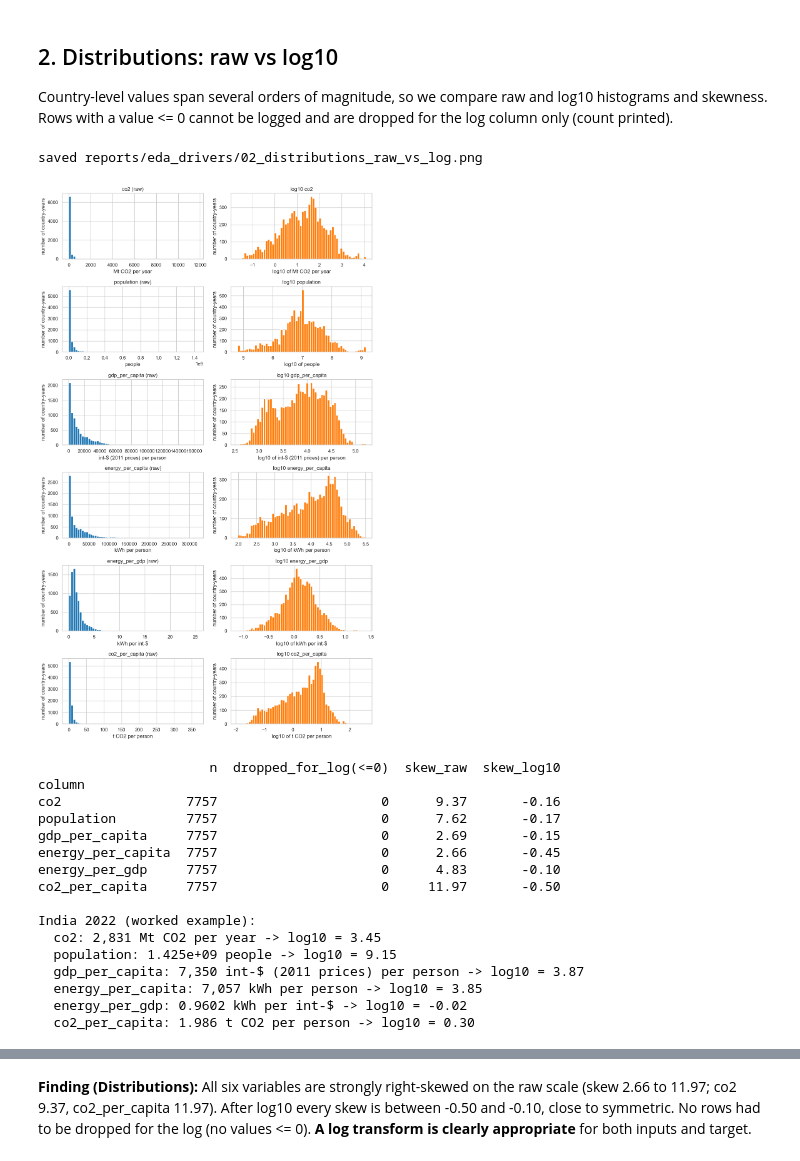
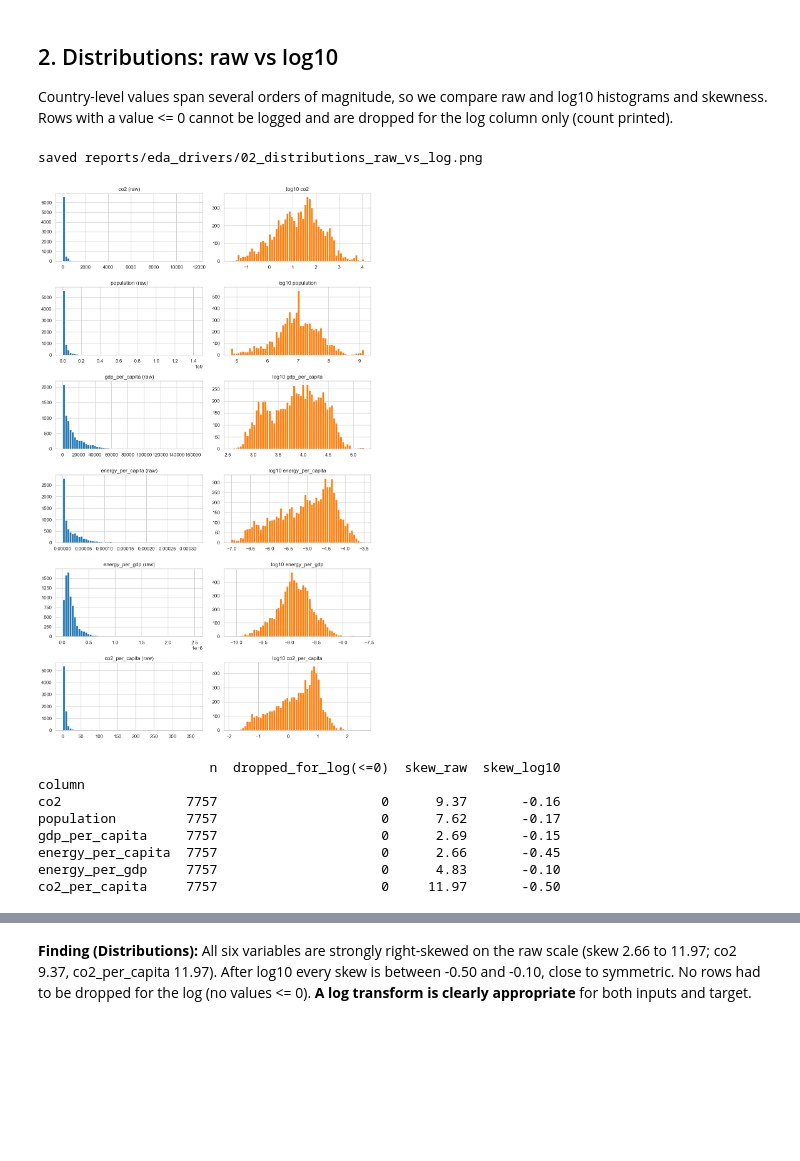
Before and after one commit to Sharanya-0224/Climate-Change-Awareness-Dashboard, a Jupyter notebook: notebooks/N_drivers_eda.ipynb, the cells around one changed output, grey strips where cells are left out. Saved outputs shown, nothing was run; the diff lists cells and outputs as text; code cells hidden in the pictures; blank space fills up the shorter version.

```diff
--- a/notebooks/N_drivers_eda.ipynb
+++ b/notebooks/N_drivers_eda.ipynb
@@ -167,40 +153,28 @@ Country-level values span several orders of magnitude, so we compare raw and log
 Rows with a value <= 0 cannot be logged and are dropped for the log column only (count printed).
 # %%
 DIST_COLS = ["co2", "population", "gdp_per_capita", "energy_per_capita", "energy_per_gdp", "co2_per_capita"]
-# (unit label, factor applied for PLOTTING only; energy columns are TWh-based in the file -> x 1e9 = kWh)
-UNITS = {"co2": ("Mt CO2 per year", 1), "population": ("people", 1),
-         "gdp_per_capita": ("int-$ (2011 prices) per person", 1),
-         "energy_per_capita": ("kWh per person", 1e9), "energy_per_gdp": ("kWh per int-$", 1e9),
-         "co2_per_capita": ("t CO2 per person", 1)}
 
 fig, axes = plt.subplots(len(DIST_COLS), 2, figsize=(11, 3 * len(DIST_COLS)))
 rows = []
 for i, c in enumerate(DIST_COLS):
-    unit, k = UNITS[c]
-    x = panel[c].dropna() * k          # scaling does not change skewness
+    x = panel[c].dropna()
     pos = x[x > 0]
     lx = np.log10(pos)
     axes[i, 0].hist(x, bins=60, color="tab:blue")
-    axes[i, 0].set_title(f"{c} (raw)"); axes[i, 0].set_xlabel(unit)
+    axes[i, 0].set_title(f"{c} (raw)")
     axes[i, 1].hist(lx, bins=60, color="tab:orange")
-    axes[i, 1].set_title(f"log10 {c}"); axes[i, 1].set_xlabel(f"log10 of {unit}")
-    axes[i, 0].set_ylabel("number of country-years"); axes[i, 1].set_ylabel("number of country-years")
+    axes[i, 1].set_title(f"log10 {c}")
     rows.append({"column": c, "n": len(x), "dropped_for_log(<=0)": len(x) - len(pos),
                  "skew_raw": stats.skew(x), "skew_log10": stats.skew(lx)})
 fig.tight_layout()
 save(fig, "02_distributions_raw_vs_log"); plt.show()
 
 skew = pd.DataFrame(rows).set_index("column")
 print(skew.round(2).to_string())
-ind22 = panel[(panel["country"] == "India") & (panel["year"] == 2022)].iloc[0]
-print("\nIndia 2022 (worked example):")
-for c in DIST_COLS:
-    unit, k = UNITS[c]
-    print(f"  {c}: {ind22[c] * k:,.4g} {unit} -> log10 = {np.log10(ind22[c] * k):.2f}")
 SUMMARY["Skew co2 raw -> log10"] = f"{skew.loc['co2','skew_raw']:.1f} -> {skew.loc['co2','skew_log10']:.2f}"
 # %% [output]
 saved reports/eda_drivers/02_distributions_raw_vs_log.png
-[figure, old version]
+[figure, new version]
                       n  dropped_for_log(<=0)  skew_raw  skew_log10
 column
 co2                7757                     0      9.37       -0.16
@@ -209,11 +183,3 @@ gdp_per_capita     7757                     0      2.69       -0.15
 energy_per_capita  7757                     0      2.66       -0.45
 energy_per_gdp     7757                     0      4.83       -0.10
 co2_per_capita     7757                     0     11.97       -0.50
-
-India 2022 (worked example):
-  co2: 2,831 Mt CO2 per year -> log10 = 3.45
-  population: 1.425e+09 people -> log10 = 9.15
-  gdp_per_capita: 7,350 int-$ (2011 prices) per person -> log10 = 3.87
-  energy_per_capita: 7,057 kWh per person -> log10 = 3.85
-  energy_per_gdp: 0.9602 kWh per int-$ -> log10 = -0.02
-  co2_per_capita: 1.986 t CO2 per person -> log10 = 0.30
```
Also changed, not shown: parts of 24 cells of this notebook.
